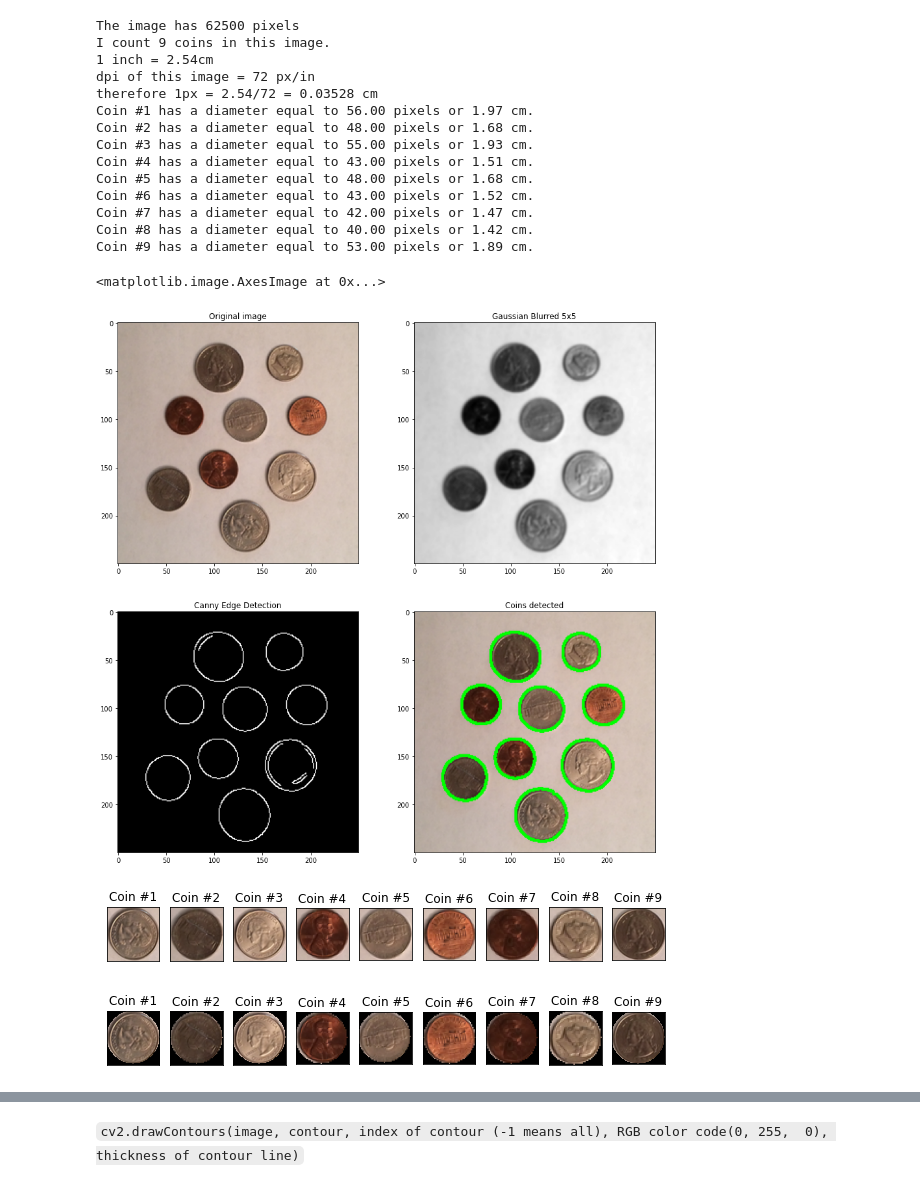
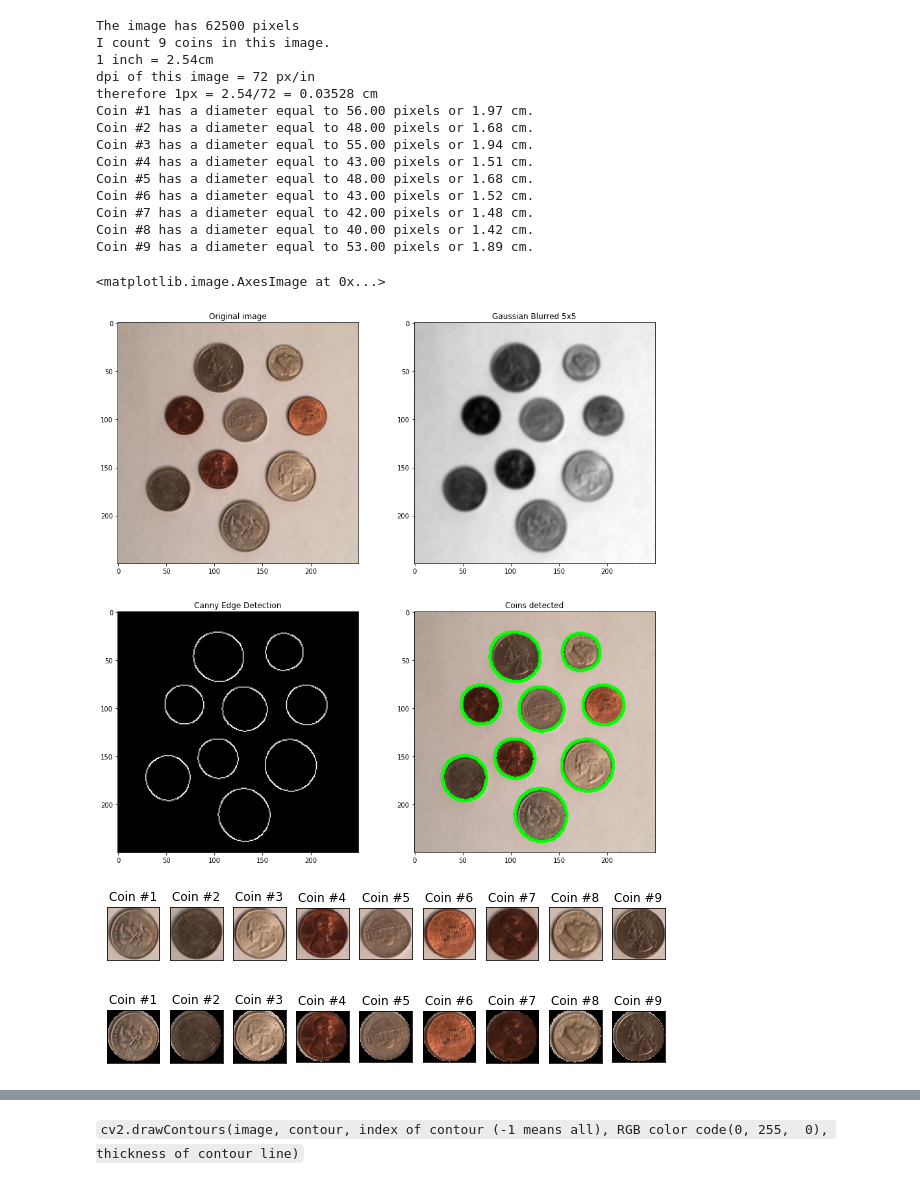
Before and after one commit to xipponk/comvisioncpf, a Jupyter notebook: JupyterNotebooks/Contour_CountingCoins.ipynb, the cells around one changed output, grey strips where cells are left out. Saved outputs shown, nothing was run; the diff lists cells and outputs as text; code cells hidden in the pictures.

```diff
--- a/JupyterNotebooks/Contour_CountingCoins.ipynb
+++ b/JupyterNotebooks/Contour_CountingCoins.ipynb
@@ -11,10 +11,14 @@ image = cv2.cvtColor(image, cv2.COLOR_BGR2RGB)
 gray = cv2.cvtColor(image, cv2.COLOR_BGR2GRAY)
 
 #Blur with Gaussian blur 5x5
-blurred = cv2.GaussianBlur(gray, (5,5), 0)
+blurred = cv2.GaussianBlur(gray, (5,5), 1.3)
 
-#Run Canny edge detection automatically
-canny = convenience.auto_canny(blurred)
+#Canny edge detection with suggest parameter
+v = np.median(blurred)
+sigma = 0.33
+lower = int((1.0 - sigma)*v)
+upper = int((1.0 + sigma)*v)
+canny = cv2.Canny(blurred, lower, upper)
 
 #Find and draw contour on edged image
 (cnts, _) = cv2.findContours(canny.copy(), cv2.RETR_EXTERNAL, cv2.CHAIN_APPROX_SIMPLE)
@@ -67,36 +71,36 @@ for (i, c) in enumerate(cnts):
     #Cut the coin into circle
     mask = np.zeros(image.shape[:2], dtype = "uint8")
     cv2.circle(mask, (int(cX), int(cY)), int(radius), 255, -1)
     mask = mask[y:y+h,x:x+w]
     mcoin = cv2.bitwise_and(coin, coin, mask=mask)
     #formatted_float = "{:.2f}".format(a_float)
     print('Coin #{} has a diameter equal to {:.2f} pixels or {:.2f} cm.'.format(i+1, round(radius*2), radius*2*0.03528))
     bx[i].set(title='Coin #{}'.format(i+1))
     bx[i].axes.xaxis.set_visible(False)
     bx[i].axes.yaxis.set_visible(False)
     bx[i].imshow(mcoin)
 
 cx.set(title='Counting contour')
 cx.axes.xaxis.set_visible(False)
 cx.axes.yaxis.set_visible(False)
 cx.imshow(coins)
 # %% [output]
 The image has 62500 pixels
 I count 9 coins in this image.
 1 inch = 2.54cm
 dpi of this image = 72 px/in
 therefore 1px = 2.54/72 = 0.03528 cm
 Coin #1 has a diameter equal to 56.00 pixels or 1.97 cm.
 Coin #2 has a diameter equal to 48.00 pixels or 1.68 cm.
-Coin #3 has a diameter equal to 55.00 pixels or 1.93 cm.
+Coin #3 has a diameter equal to 55.00 pixels or 1.94 cm.
 Coin #4 has a diameter equal to 43.00 pixels or 1.51 cm.
 Coin #5 has a diameter equal to 48.00 pixels or 1.68 cm.
 Coin #6 has a diameter equal to 43.00 pixels or 1.52 cm.
-Coin #7 has a diameter equal to 42.00 pixels or 1.47 cm.
+Coin #7 has a diameter equal to 42.00 pixels or 1.48 cm.
 Coin #8 has a diameter equal to 40.00 pixels or 1.42 cm.
 Coin #9 has a diameter equal to 53.00 pixels or 1.89 cm.
 <matplotlib.image.AxesImage at 0x...>
-[figure, old version]
+[figure, new version]
 [figure]
 [figure]
 [figure]
```
Also changed, not shown: 2 other files.
